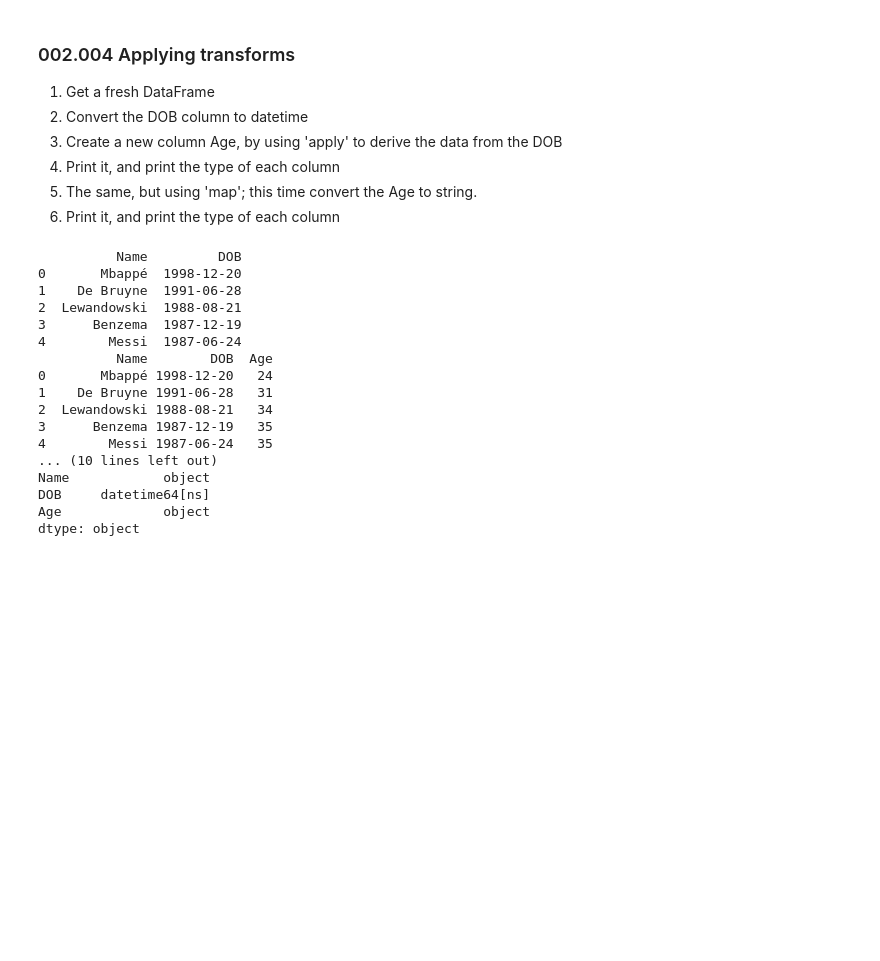
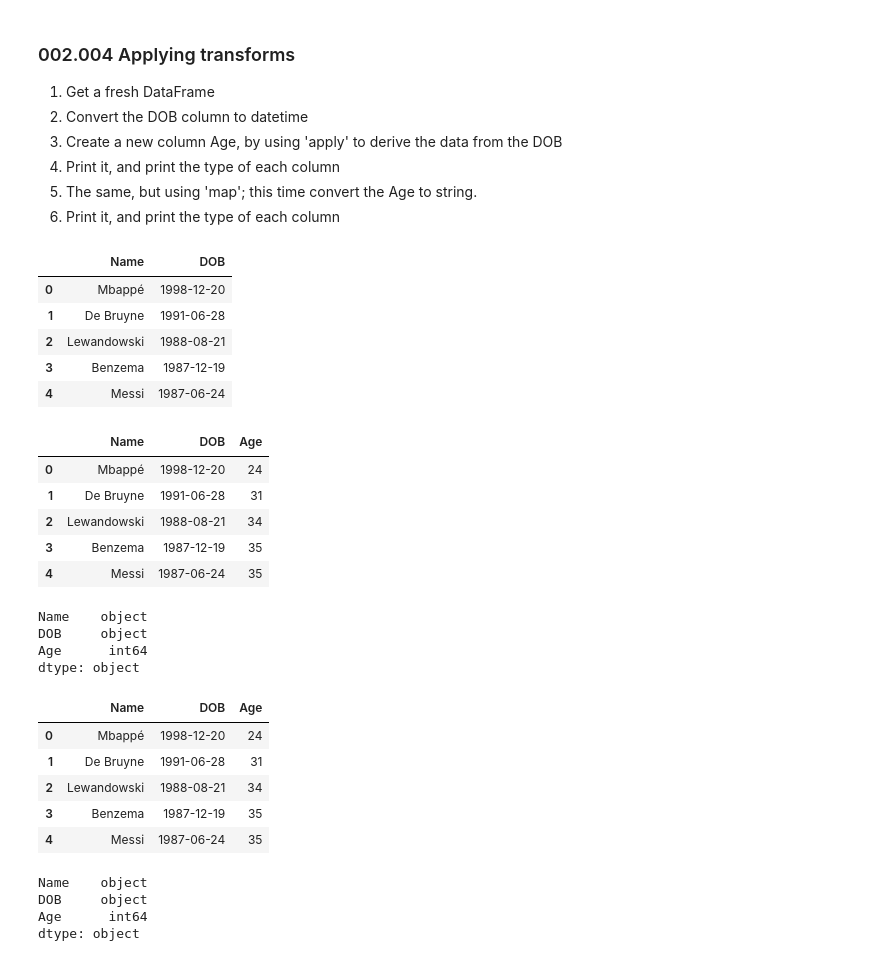
Before and after one commit to gotofritz/jupyter, a Jupyter notebook: katas/pandas_katas/002_dataframe_manipulation.ipynb, the cells around one changed output. Saved outputs shown, nothing was run; the diff lists cells and outputs as text; code cells hidden in the pictures; blank space fills up the shorter version.

```diff
--- a/katas/pandas_katas/002_dataframe_manipulation.ipynb
+++ b/katas/pandas_katas/002_dataframe_manipulation.ipynb
@@ -118,24 +121,33 @@ print(df)
 # %%
 from datetime import datetime
 
 df = fresh_df(src="002.tsv")
-print(df)
+df
 # solution
 # %% [output]
+|  | Name | DOB |
+| 0 | Mbappé | 1998-12-20 |
+| 1 | De Bruyne | 1991-06-28 |
+| 2 | Lewandowski | 1988-08-21 |
+| 3 | Benzema | 1987-12-19 |
+| 4 | Messi | 1987-06-24 |
+|  | Name | DOB | Age |
+| 0 | Mbappé | 1998-12-20 | 24 |
+| 1 | De Bruyne | 1991-06-28 | 31 |
+| 2 | Lewandowski | 1988-08-21 | 34 |
+| 3 | Benzema | 1987-12-19 | 35 |
+| 4 | Messi | 1987-06-24 | 35 |
-          Name         DOB
-0       Mbappé  1998-12-20
-1    De Bruyne  1991-06-28
-2  Lewandowski  1988-08-21
-3      Benzema  1987-12-19
-4        Messi  1987-06-24
-          Name        DOB  Age
-0       Mbappé 1998-12-20   24
-1    De Bruyne 1991-06-28   31
-2  Lewandowski 1988-08-21   34
-3      Benzema 1987-12-19   35
-4        Messi 1987-06-24   35
-... (10 lines left out)
-Name            object
-DOB     datetime64[ns]
-Age             object
+Name    object
+DOB     object
+Age      int64
 dtype: object
+|  | Name | DOB | Age |
+| 0 | Mbappé | 1998-12-20 | 24 |
+| 1 | De Bruyne | 1991-06-28 | 31 |
+| 2 | Lewandowski | 1988-08-21 | 34 |
+| 3 | Benzema | 1987-12-19 | 35 |
+| 4 | Messi | 1987-06-24 | 35 |
+Name    object
+DOB     object
+Age      int64
+dtype: object
```
Also changed, not shown: parts of 4 cells of this notebook, 16 other files.
